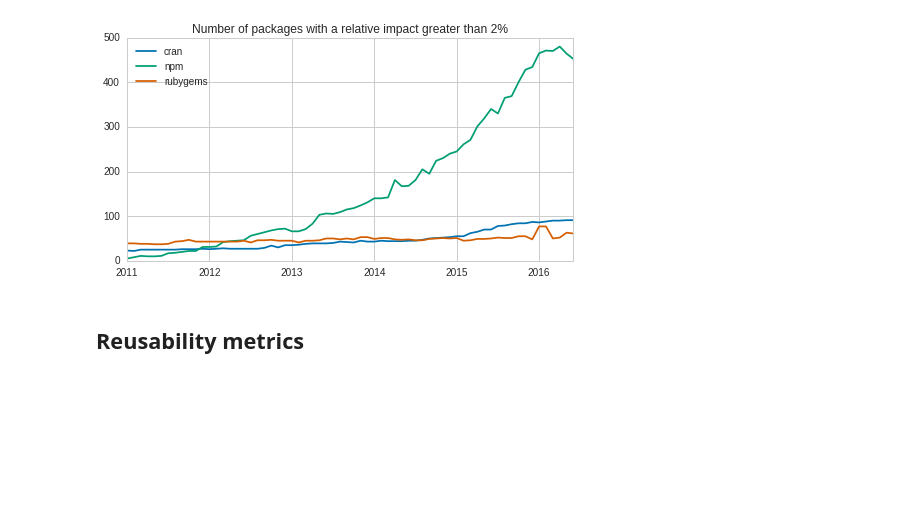
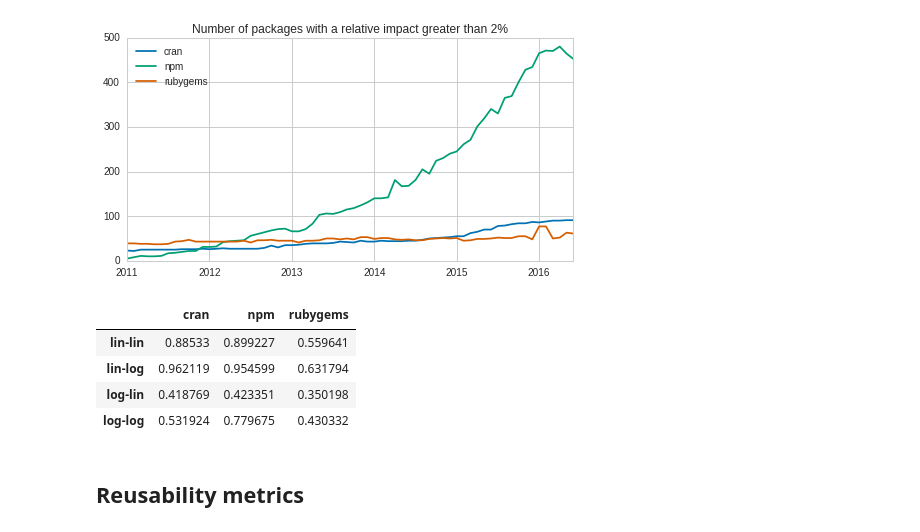
Before and after one commit to AlexandreDecan/ecos-emse, a Jupyter notebook: notebooks/Graphs metrics.ipynb, the cells around one changed output. Cells and saved outputs as stored; diff of their text form; code cells hidden in the pictures; blank space fills up the shorter version.

```diff
--- a/notebooks/Graphs metrics.ipynb
+++ b/notebooks/Graphs metrics.ipynb
@@ -299,41 +299,3 @@ ax.set(
  <matplotlib.text.Text at 0x...>,
  <matplotlib.text.Text at 0x...>]
 [figure]
-# %%
-figure, axes = matplotlib.pyplot.subplots(nrows=len(ECOSYSTEMS))
-figure.set_size_inches((FIG_SIZE[0], FIG_SIZE[1] * len(ECOSYSTEMS)))
-
-#bins = [0, 1, 2, 3, 4, 5, pandas.np.inf]
-#labels = ['0', '1', '2', '3', '4', '5 or more']
-
-bins = [0, 2, 4, 5, pandas.np.inf]
-labels = ['0', '1 or 2', '3 or 4', '5 or more']
-
-for i, (ecosystem, dates) in enumerate(graphs.items()):
-    ax = axes[i]
-    df = pandas.DataFrame(index=DATE_RANGE, columns=labels)
-
-    for date, graph in dates.items():
-        counter = collections.Counter(
-            pandas.cut(
-                graph.vs['out'],
-                bins=bins,
-                labels=labels,
-                right=False,
-                include_lowest=True,
-            )
-        )
-        for label in labels:
-            df.loc[date, label] = counter[label] / graph.vcount()
-
-    df.plot(ax=ax)
-
-    ax.set(
-        xlabel='',
-        ylabel='proportion',
-        title='Packages from {} with given number of dependencies'.format(ecosystem),
-        ylim=(0, 1),
-    )
-
-
-matplotlib.pyplot.tight_layout()
@@ -522,6 +482,14 @@ ax.set(
  <matplotlib.text.Text at 0x...>,
  <matplotlib.text.Text at 0x...>]
 [figure]
+# %%
+evolution_linlog_regressions(df.astype(float))
+# %% [output]
+|  | cran | npm | rubygems |
+| lin-lin | 0.88533 | 0.899227 | 0.559641 |
+| lin-log | 0.962119 | 0.954599 | 0.631794 |
+| log-lin | 0.418769 | 0.423351 | 0.350198 |
+| log-log | 0.531924 | 0.779675 | 0.430332 |
 # %% [markdown]
 ## Reusability metrics
 # %%
```
Also changed, not shown: parts of 2 cells of this notebook, 2 other files.
